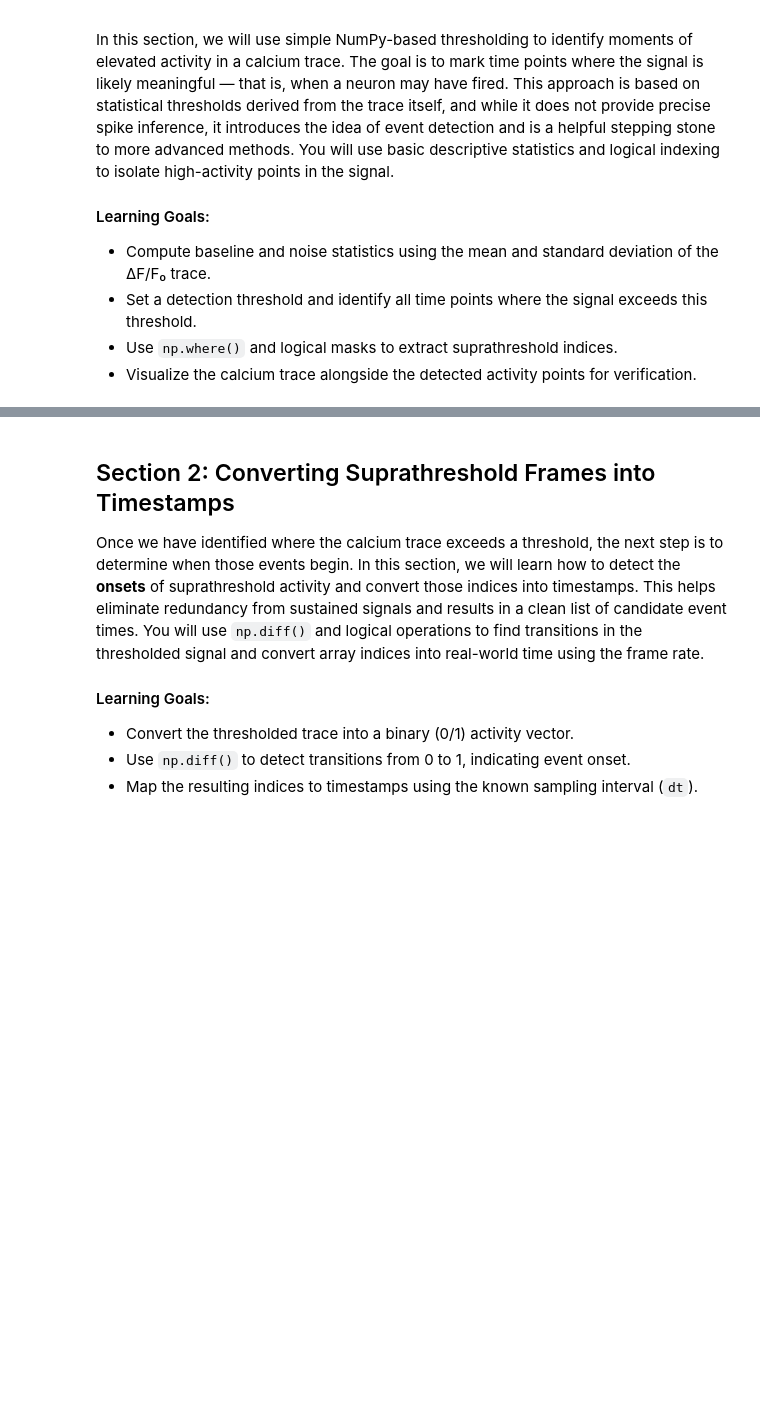
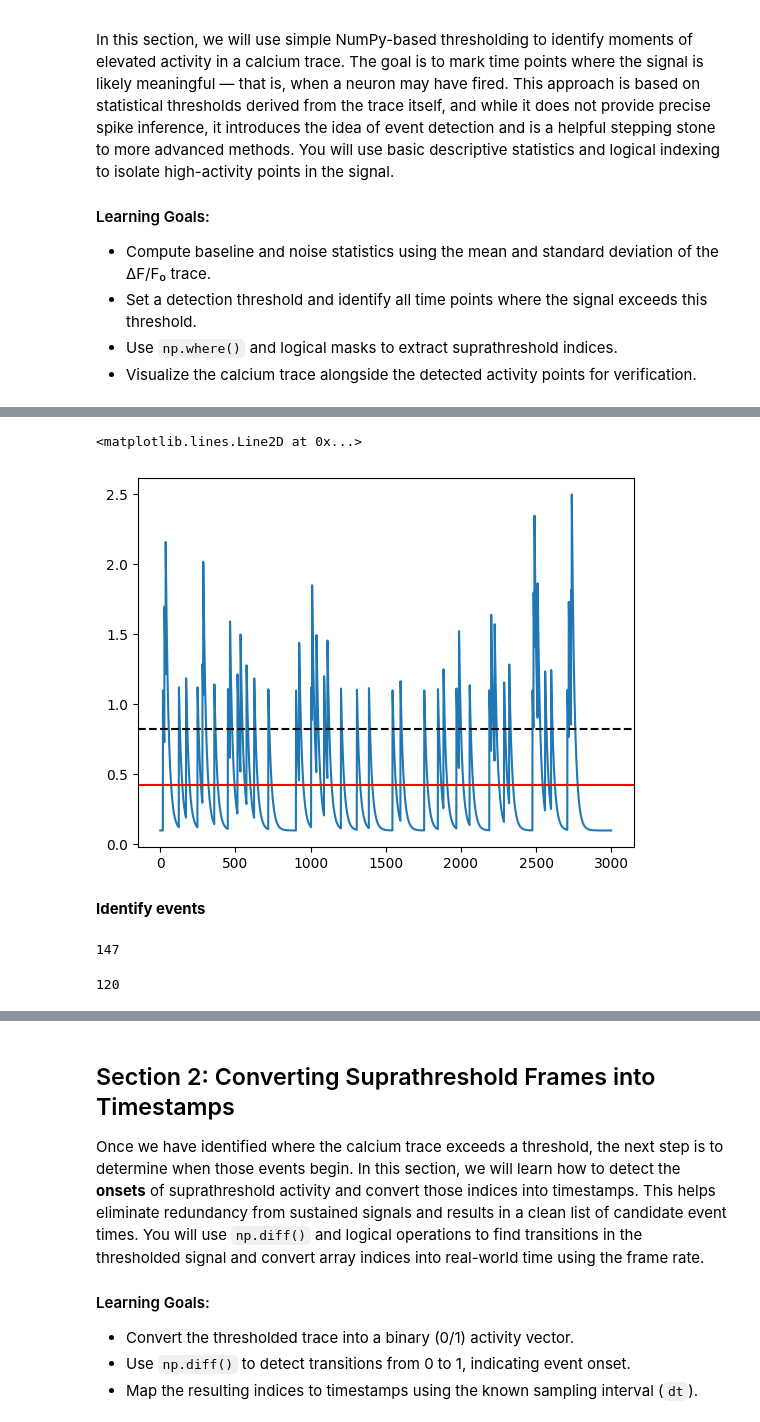
Before and after one commit to sangeethankumar/Courses, a Jupyter notebook: CalciumImaging/Draft1/Thresholding and Events.ipynb, the cells around one changed output, grey strips where cells are left out. Saved outputs shown, nothing was run; the diff lists cells and outputs as text; code cells hidden in the pictures; blank space fills up the shorter version.

```diff
--- a/CalciumImaging/Draft1/Thresholding and Events.ipynb
+++ b/CalciumImaging/Draft1/Thresholding and Events.ipynb
@@ -15,0 +98,30 @@ In this section, we will use simple NumPy-based thresholding to identify moments
+# %%
+mean = np.mean(fluorescence_trace_4)
+std = np.std(fluorescence_trace_4)
+treshold_factor = 1.0
+det_treshold = mean + treshold_factor*std
+
+plt.plot(fluorescence_trace_4)
+plt.axhline(mean, color='r')
+plt.axhline(det_treshold, ls='--', color='k')
+# %% [output]
+<matplotlib.lines.Line2D at 0x...>
+[figure, added]
+# %% [markdown]
+**Identify events**
+# %%
+treshold_factor = 2.0
+det_treshold = np.mean(fluorescence_trace_1) + treshold_factor * np.std(fluorescence_trace_1)
+candidate_events = np.where(fluorescence_trace_1 > det_treshold)[0]
+
+len(candidate_events)
+# %% [output]
+147
+# %%
+treshold_factor = 2.0
+det_treshold = np.mean(fluorescence_trace_2) + treshold_factor * np.std(fluorescence_trace_2)
+candidate_events = np.where(fluorescence_trace_2 > det_treshold)[0]
+
+len(candidate_events)
+# %% [output]
+120
```
Also changed, not shown: parts of 19 cells of this notebook.
